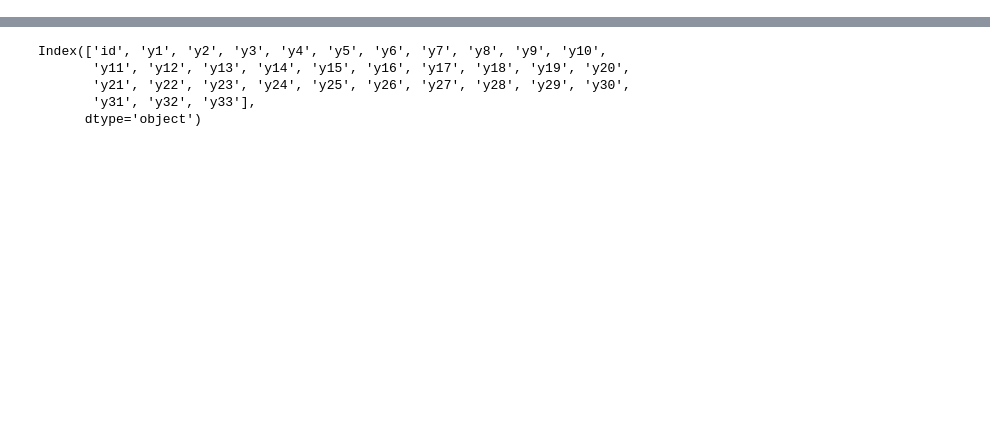
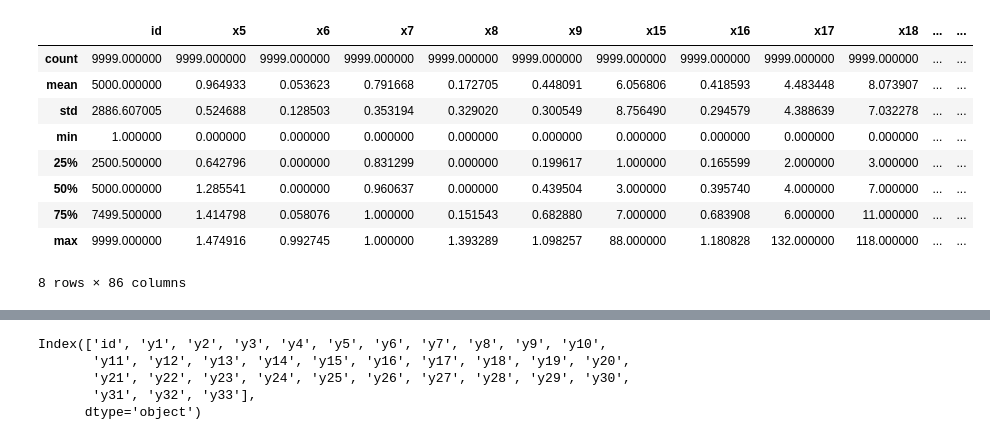
Before and after one commit to V-Nayak/DataScience_Assignments, a Jupyter notebook: Assignment_27june.ipynb, the cells around one changed output, grey strips where cells are left out. Cells and saved outputs as stored; diff of their text form; code cells hidden in the pictures; blank space fills up the shorter version.

```diff
--- a/Assignment_27june.ipynb
+++ b/Assignment_27june.ipynb
@@ -15,3 +25,16 @@ import scipy.sparse as sp
 train_data = pd.read_csv("/content/drive/MyDrive/Data Science Assignement/AIQoD/train.csv")
 train_labels = pd.read_csv("/content/drive/MyDrive/Data Science Assignement/AIQoD/trainLabels.csv")
 test_data = pd.read_csv("/content/drive/MyDrive/Data Science Assignement/AIQoD/test.csv")
+# %%
+train_data.describe()
+# %% [output]
+|  | id | x5 | x6 | x7 | x8 | x9 | x15 | x16 | x17 | x18 | ... | ... |
+| count | 9999.000000 | 9999.000000 | 9999.000000 | 9999.000000 | 9999.000000 | 9999.000000 | 9999.000000 | 9999.000000 | 9999.000000 | 9999.000000 | ... | ... |
+| mean | 5000.000000 | 0.964933 | 0.053623 | 0.791668 | 0.172705 | 0.448091 | 6.056806 | 0.418593 | 4.483448 | 8.073907 | ... | ... |
+| std | 2886.607005 | 0.524688 | 0.128503 | 0.353194 | 0.329020 | 0.300549 | 8.756490 | 0.294579 | 4.388639 | 7.032278 | ... | ... |
+| min | 1.000000 | 0.000000 | 0.000000 | 0.000000 | 0.000000 | 0.000000 | 0.000000 | 0.000000 | 0.000000 | 0.000000 | ... | ... |
+| 25% | 2500.500000 | 0.642796 | 0.000000 | 0.831299 | 0.000000 | 0.199617 | 1.000000 | 0.165599 | 2.000000 | 3.000000 | ... | ... |
+| 50% | 5000.000000 | 1.285541 | 0.000000 | 0.960637 | 0.000000 | 0.439504 | 3.000000 | 0.395740 | 4.000000 | 7.000000 | ... | ... |
+| 75% | 7499.500000 | 1.414798 | 0.058076 | 1.000000 | 0.151543 | 0.682880 | 7.000000 | 0.683908 | 6.000000 | 11.000000 | ... | ... |
+| max | 9999.000000 | 1.474916 | 0.992745 | 1.000000 | 1.393289 | 1.098257 | 88.000000 | 1.180828 | 132.000000 | 118.000000 | ... | ... |
+8 rows × 86 columns
```
Also changed, not shown: parts of 5 cells of this notebook.
